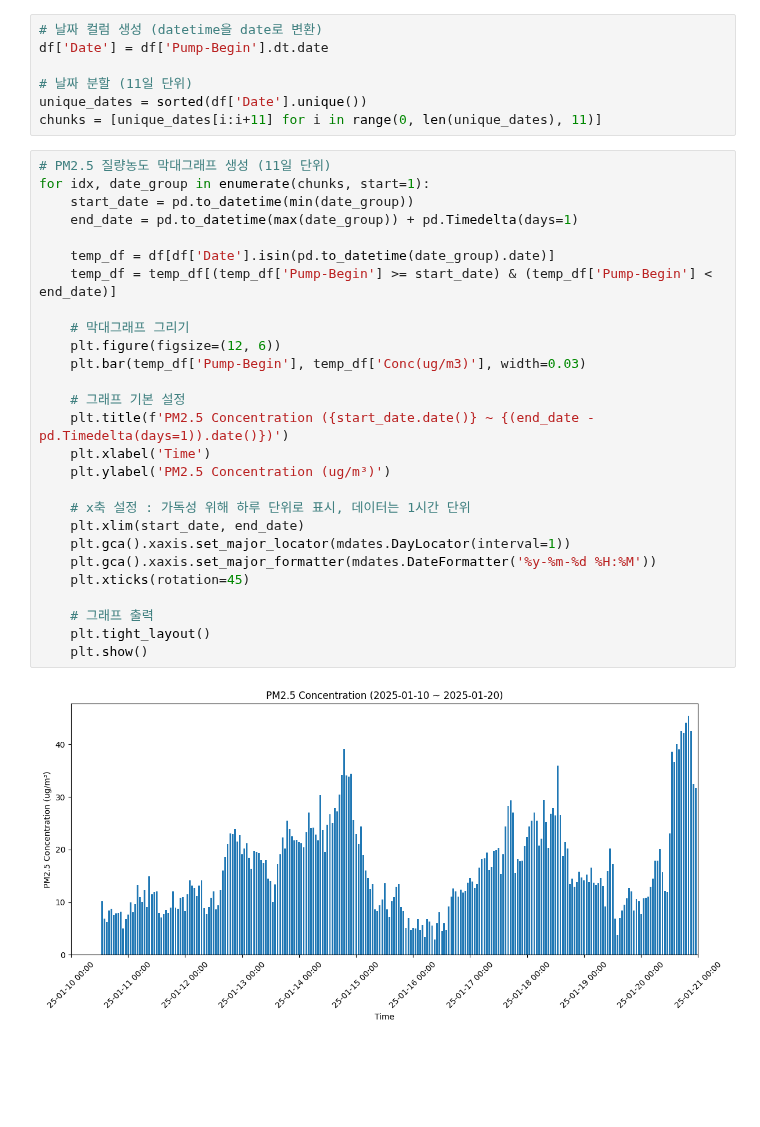
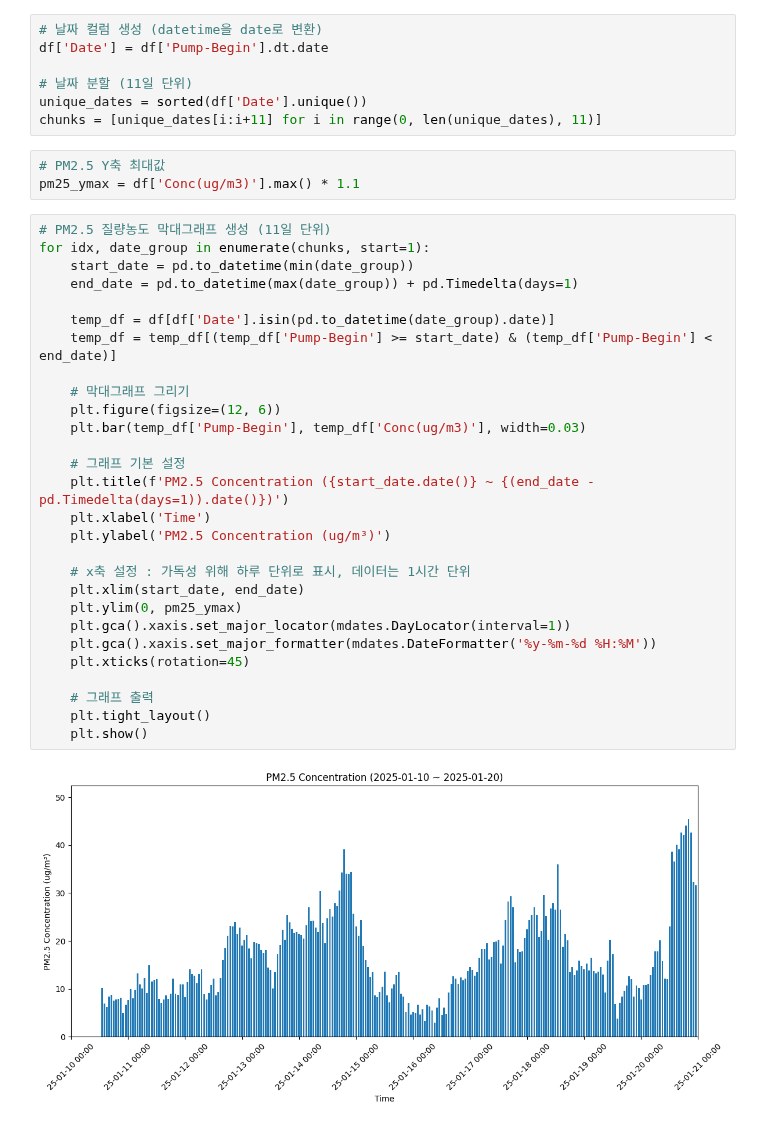
Before and after one commit to hyen0322/202508, a Jupyter notebook: PM2.5 Concentration.ipynb, the cells around one changed output. Cells and saved outputs as stored; diff of their text form; blank space fills up the shorter version.

```diff
--- a/PM2.5 Concentration.ipynb
+++ b/PM2.5 Concentration.ipynb
@@ -24,32 +24,36 @@ df['Date'] = df['Pump-Begin'].dt.date
 # 날짜 분할 (11일 단위)
 unique_dates = sorted(df['Date'].unique())
 chunks = [unique_dates[i:i+11] for i in range(0, len(unique_dates), 11)]
+# %%
+# PM2.5 Y축 최대값
+pm25_ymax = df['Conc(ug/m3)'].max() * 1.1
 # %%
 # PM2.5 질량농도 막대그래프 생성 (11일 단위)
 for idx, date_group in enumerate(chunks, start=1):
     start_date = pd.to_datetime(min(date_group))
     end_date = pd.to_datetime(max(date_group)) + pd.Timedelta(days=1)
 
     temp_df = df[df['Date'].isin(pd.to_datetime(date_group).date)]
     temp_df = temp_df[(temp_df['Pump-Begin'] >= start_date) & (temp_df['Pump-Begin'] < end_date)]
 
     # 막대그래프 그리기
     plt.figure(figsize=(12, 6))
     plt.bar(temp_df['Pump-Begin'], temp_df['Conc(ug/m3)'], width=0.03)
 
     # 그래프 기본 설정
     plt.title(f'PM2.5 Concentration ({start_date.date()} ~ {(end_date - pd.Timedelta(days=1)).date()})')
     plt.xlabel('Time')
     plt.ylabel('PM2.5 Concentration (ug/m³)')
 
     # x축 설정 : 가독성 위해 하루 단위로 표시, 데이터는 1시간 단위
     plt.xlim(start_date, end_date)
+    plt.ylim(0, pm25_ymax)
     plt.gca().xaxis.set_major_locator(mdates.DayLocator(interval=1))
     plt.gca().xaxis.set_major_formatter(mdates.DateFormatter('%y-%m-%d %H:%M'))
     plt.xticks(rotation=45)
 
     # 그래프 출력
     plt.tight_layout()
     plt.show()
 # %% [output]
-[figure, old version]
+[figure, new version]
```
Also changed, not shown: parts of 2 cells of this notebook.
